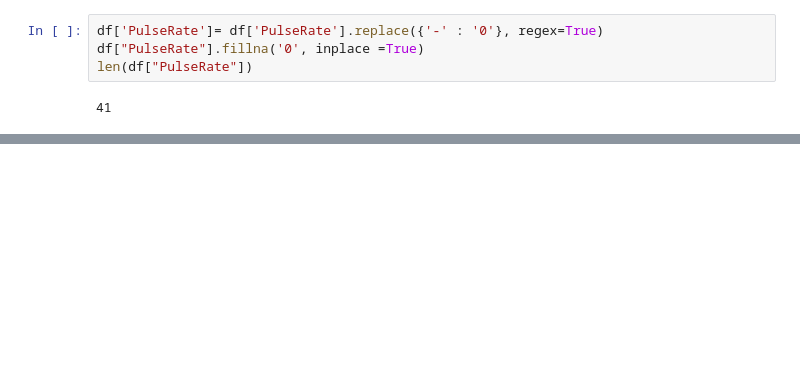
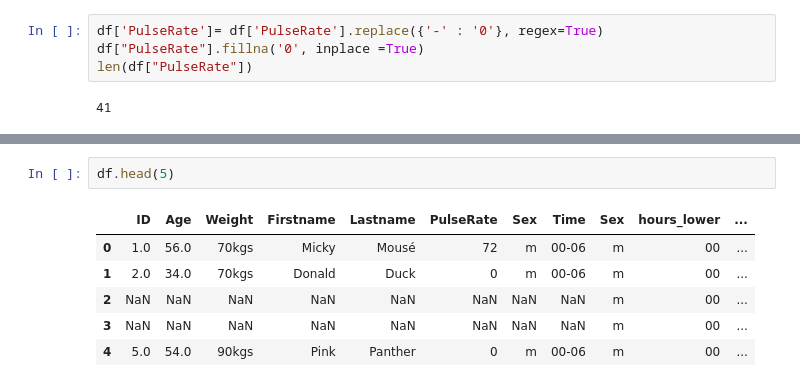
Before and after one commit to a-kiet0103/phantichdulieu, a Jupyter notebook: Lab03.ipynb, the cells around one changed output, grey strips where cells are left out. Cells and saved outputs as stored; diff of their text form; blank space fills up the shorter version.

```diff
--- a/Lab03.ipynb
+++ b/Lab03.ipynb
@@ -369,0 +398,9 @@ len(df["PulseRate"])
+# %%
+df.head(5)
+# %% [output]
+|  | ID | Age | Weight | Firstname | Lastname | PulseRate | Sex | Time | Sex | hours_lower | ... |
+| 0 | 1.0 | 56.0 | 70kgs | Micky | Mousé | 72 | m | 00-06 | m | 00 | ... |
+| 1 | 2.0 | 34.0 | 70kgs | Donald | Duck | 0 | m | 00-06 | m | 00 | ... |
+| 2 | NaN | NaN | NaN | NaN | NaN | NaN | NaN | NaN | m | 00 | ... |
+| 3 | NaN | NaN | NaN | NaN | NaN | NaN | NaN | NaN | m | 00 | ... |
+| 4 | 5.0 | 54.0 | 90kgs | Pink | Panther | 0 | m | 00-06 | m | 00 | ... |
```
Also changed, not shown: parts of 2 cells of this notebook.
